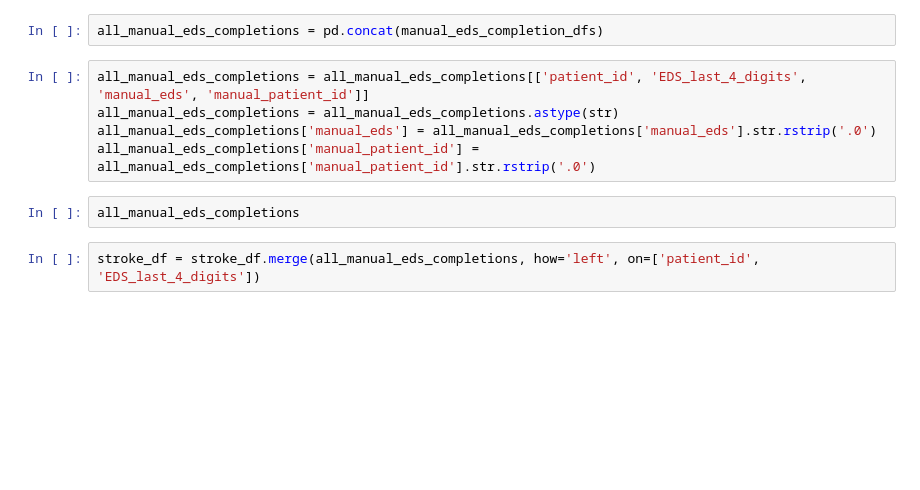
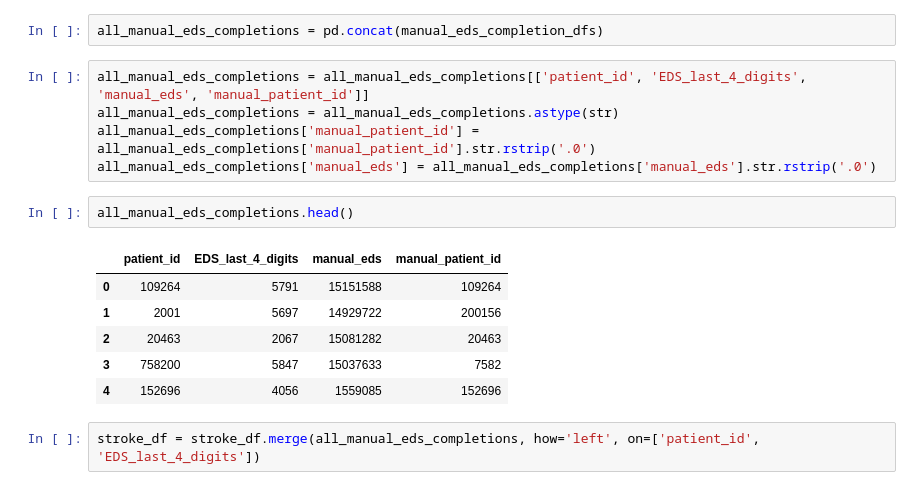
Before and after one commit to JulianKlug/OPSUM, a Jupyter notebook: preprocessing/patient_selection/patient_selection.ipynb, the cells around one changed output. Drawn from its saved outputs; the diff is of its cells as text; blank space fills up the shorter version.

```diff
--- a/preprocessing/patient_selection/patient_selection.ipynb
+++ b/preprocessing/patient_selection/patient_selection.ipynb
@@ -123,10 +207,17 @@ all_manual_eds_completions = pd.concat(manual_eds_completion_dfs)
 # %%
 all_manual_eds_completions = all_manual_eds_completions[['patient_id', 'EDS_last_4_digits', 'manual_eds', 'manual_patient_id']]
 all_manual_eds_completions = all_manual_eds_completions.astype(str)
+all_manual_eds_completions['manual_patient_id'] = all_manual_eds_completions['manual_patient_id'].str.rstrip('.0')
 all_manual_eds_completions['manual_eds'] = all_manual_eds_completions['manual_eds'].str.rstrip('.0')
-all_manual_eds_completions['manual_patient_id'] = all_manual_eds_completions['manual_patient_id'].str.rstrip('.0')
 # %%
-all_manual_eds_completions
+all_manual_eds_completions.head()
+# %% [output]
+|  | patient_id | EDS_last_4_digits | manual_eds | manual_patient_id |
+| 0 | 109264 | 5791 | 15151588 | 109264 |
+| 1 | 2001 | 5697 | 14929722 | 200156 |
+| 2 | 20463 | 2067 | 15081282 | 20463 |
+| 3 | 758200 | 5847 | 15037633 | 7582 |
+| 4 | 152696 | 4056 | 1559085 | 152696 |
 # %%
 stroke_df = stroke_df.merge(all_manual_eds_completions, how='left', on=['patient_id', 'EDS_last_4_digits'])
 # %%
```
Also changed, not shown: parts of 28 cells of this notebook, 11 other files.
